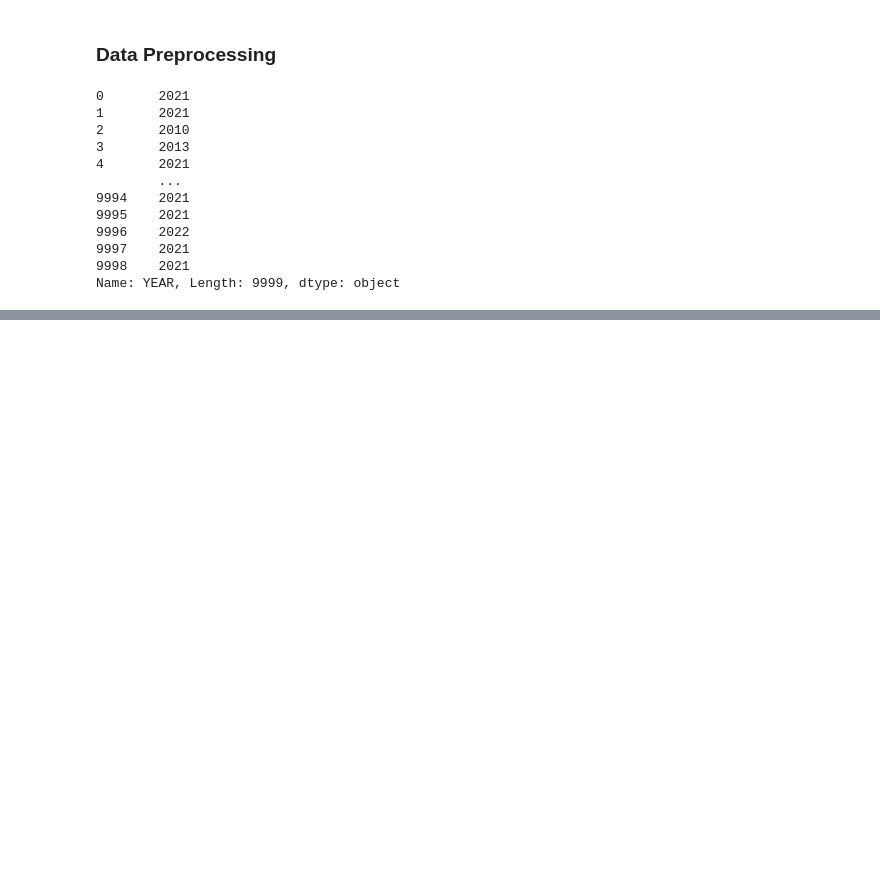
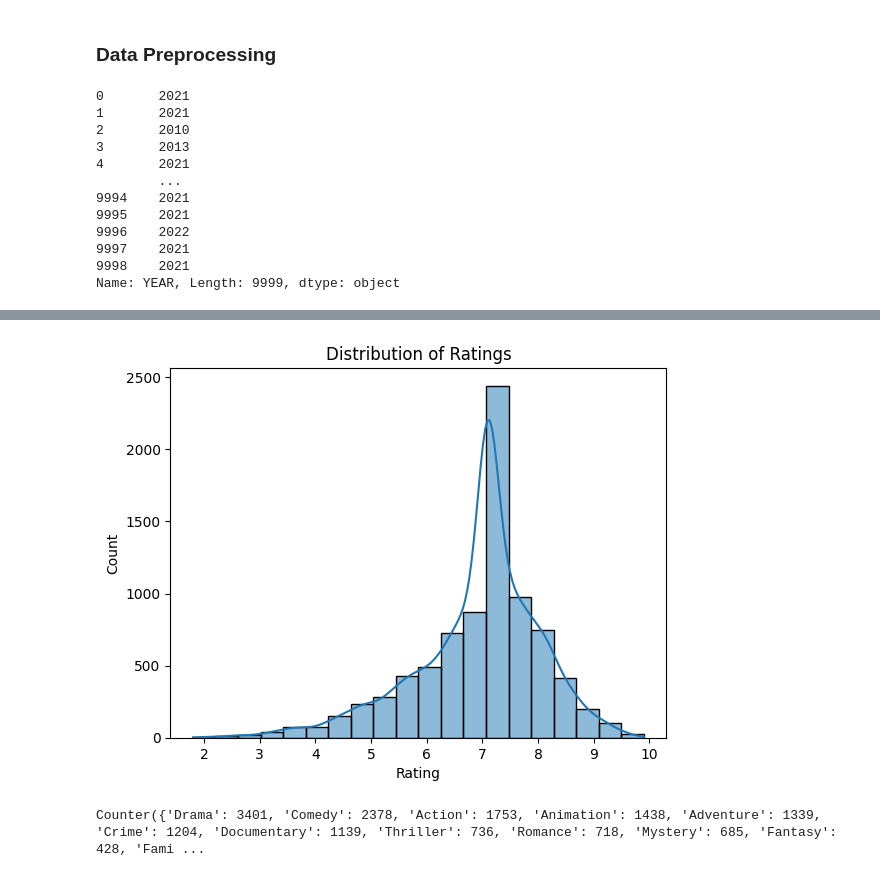
Before and after one commit to Jagannath29/LearnDataScience, a Jupyter notebook: DataPreprocessing/movie_data_cleaning.ipynb, the cells around one changed output, grey strips where cells are left out. Cells and saved outputs as stored; diff of their text form; code cells hidden in the pictures; blank space fills up the shorter version.

```diff
--- a/DataPreprocessing/movie_data_cleaning.ipynb
+++ b/DataPreprocessing/movie_data_cleaning.ipynb
@@ -125,0 +264,4 @@ movies.head()
+# %%
+
+movies['Gross']=movies['Gross'].fillna(0)
+movies['Gross']
@@ -125,0 +294,4 @@ movies.head()
+# %%
+# fill rating with median
+
+movies['RATING'] = movies['RATING'].fillna(movies['RATING'].median())
@@ -125,0 +312,21 @@ movies.head()
+# %%
+# fill runtime
+movies['RunTime'] = movies['RunTime'].fillna(movies['RunTime'].median())
+# %%
+
+# Remove outliers
+
+def remove_n(movies, column):
+    Q1 = movies[column].quantile(0.25)
+    Q3 = movies[column].quantile(0.75)
+    IQR = Q3 - Q1
+    lower_bound = Q1 - 3 * IQR
+    upper_bound = Q3 + 3 * IQR
+
+    filtered_df = movies[(movies[column] >= lower_bound) & (movies[column] <= upper_bound)]
+    return filtered_df
+
+cols = ['VOTES', 'RunTime']
+
+for column in cols:
+    movies = remove_n(movies, column)
@@ -125,0 +367,30 @@ movies.head()
+# %%
+# distribution of movie ratings
+import seaborn as sns
+import matplotlib.pyplot as plt
+
+sns.histplot(movies['RATING'], kde = True, bins = 20)
+plt.title("Distribution of Ratings")
+plt.xlabel("Rating")
+plt.ylabel("Count")
+plt.show()
+# %% [output]
+[figure, added]
+# %%
+# most common genre
+
+from collections import Counter
+
+all_genre = movies['GENRE'].str.split(', ')
+genres =[]
+
+for sublist in all_genre:
+    if isinstance(sublist, list):
+        for genre in sublist:
+            genres.append(genre)
+
+genre_count = Counter(genres)
+
+print(genre_count)
+# %% [output]
+Counter({'Drama': 3401, 'Comedy': 2378, 'Action': 1753, 'Animation': 1438, 'Adventure': 1339, 'Crime': 1204, 'Documentary': 1139, 'Thriller': 736, 'Romance': 718, 'Mystery': 685, 'Fantasy': 428, 'Fami ...
```
Also changed, not shown: parts of 22 cells of this notebook, 1 other file.
